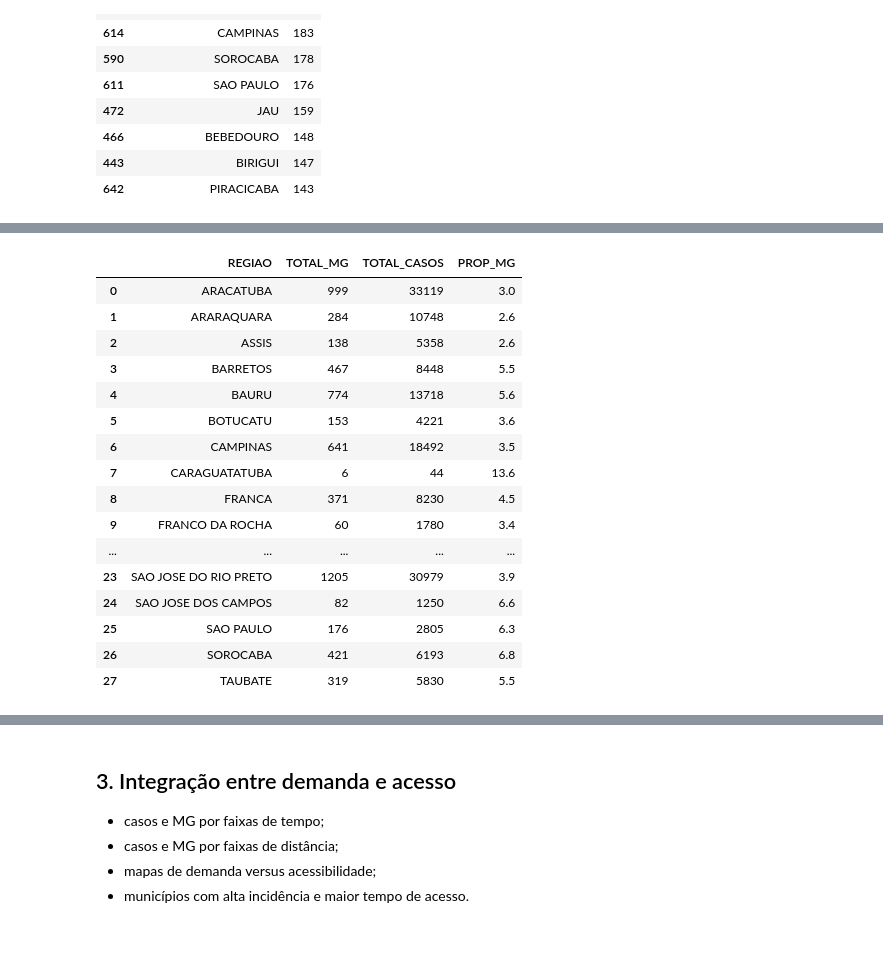
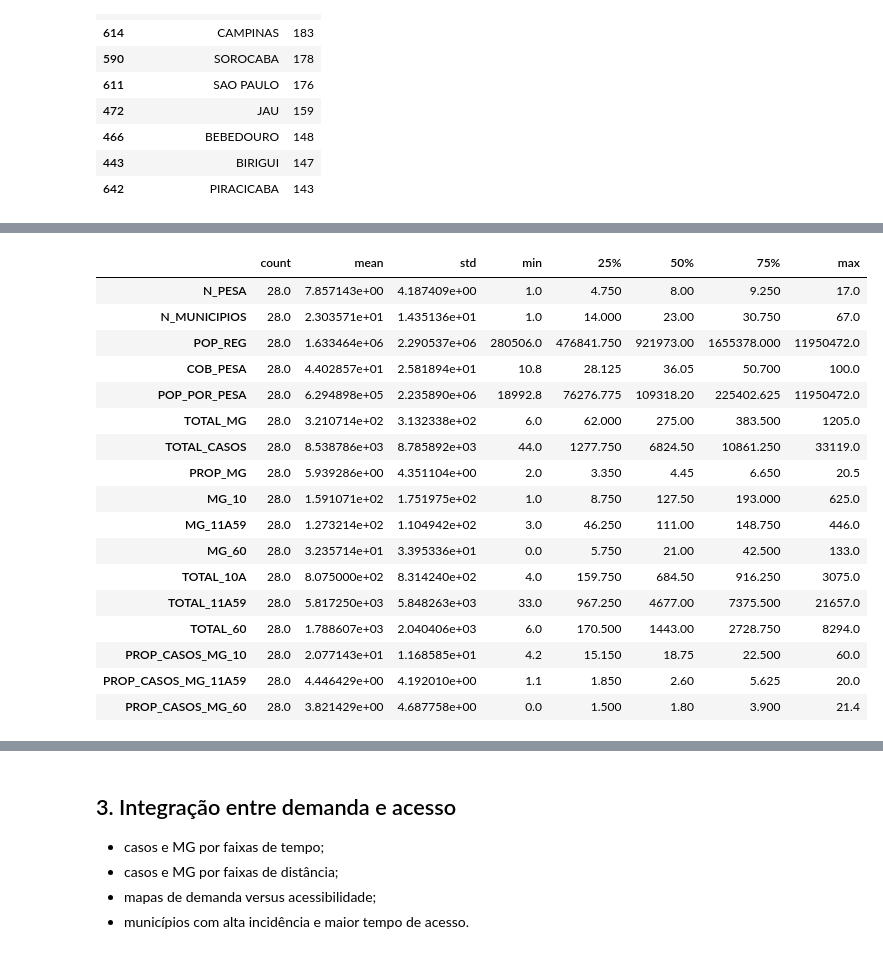
Before and after one commit to lucascgmermano/escorpiao_pesa, a Jupyter notebook: Quadro2/06-analise_01.ipynb, the cells around one changed output, grey strips where cells are left out. Drawn from its saved outputs; the diff is of its cells as text; code cells hidden in the pictures.

```diff
--- a/Quadro2/06-analise_01.ipynb
+++ b/Quadro2/06-analise_01.ipynb
@@ -182,0 +219,11 @@ dfReg['PROP_MG'] = (
+# %%
+# Proporção de MG por faixa etaria por município
+
+# Proporção casos MG em crianças até 10 anos
+df['PROP_CASOS_MG_10'] = (df['MG_10']/df['TOTAL_10A']*100).round(1)
+
+# Proporção casos MG em pessoas de 11 a 59 anos
+df['PROP_CASOS_MG_11A59'] = (df['MG_11A59']/df['TOTAL_11A59']*100).round(1)
+
+# Proporção casos MG em pessoas com 60 anos ou mais
+df['PROP_CASOS_MG_60'] = (df['MG_60']/df['TOTAL_60']*100).round(1)
@@ -183,20 +251,43 @@ dfReg['PROP_MG'] = (
+# %%
+# Proporção de MG por faixa etaria por Região
+
+temporaria = (df.groupby('REGIAO')
+ .agg(
+     MG_10 = ('MG_10', 'sum'),
+     MG_11A59 = ('MG_11A59', 'sum'),
+     MG_60 = ('MG_60', 'sum'),
+     TOTAL_10A = ('TOTAL_10A', 'sum'),
+     TOTAL_11A59 = ('TOTAL_11A59', 'sum'),
+     TOTAL_60 = ('TOTAL_60', 'sum')
+).assign(
+    PROP_CASOS_MG_10 = lambda x: ((x['MG_10'] / x['TOTAL_10A']) * 100).round(1),
+    PROP_CASOS_MG_11A59 = lambda x: ((x['MG_11A59'] / x['TOTAL_11A59']) * 100).round(1),
+    PROP_CASOS_MG_60 = lambda x: ((x['MG_60'] / x['TOTAL_60']) * 100).round(1)))
+
+dfReg = dfReg.merge(
+    temporaria,
+    on='REGIAO',
+    how='left'
+)
 # %%
-dfReg
+# Describe Regional
+dfReg.describe().T
 # %% [output]
-|  | REGIAO | TOTAL_MG | TOTAL_CASOS | PROP_MG |
-| 0 | ARACATUBA | 999 | 33119 | 3.0 |
-| 1 | ARARAQUARA | 284 | 10748 | 2.6 |
-| 2 | ASSIS | 138 | 5358 | 2.6 |
-| 3 | BARRETOS | 467 | 8448 | 5.5 |
-| 4 | BAURU | 774 | 13718 | 5.6 |
-| 5 | BOTUCATU | 153 | 4221 | 3.6 |
-| 6 | CAMPINAS | 641 | 18492 | 3.5 |
-| 7 | CARAGUATATUBA | 6 | 44 | 13.6 |
-| 8 | FRANCA | 371 | 8230 | 4.5 |
-| 9 | FRANCO DA ROCHA | 60 | 1780 | 3.4 |
-| ... | ... | ... | ... | ... |
-| 23 | SAO JOSE DO RIO PRETO | 1205 | 30979 | 3.9 |
-| 24 | SAO JOSE DOS CAMPOS | 82 | 1250 | 6.6 |
-| 25 | SAO PAULO | 176 | 2805 | 6.3 |
-| 26 | SOROCABA | 421 | 6193 | 6.8 |
-| 27 | TAUBATE | 319 | 5830 | 5.5 |
+|  | count | mean | std | min | 25% | 50% | 75% | max |
+| N_PESA | 28.0 | 7.857143e+00 | 4.187409e+00 | 1.0 | 4.750 | 8.00 | 9.250 | 17.0 |
+| N_MUNICIPIOS | 28.0 | 2.303571e+01 | 1.435136e+01 | 1.0 | 14.000 | 23.00 | 30.750 | 67.0 |
+| POP_REG | 28.0 | 1.633464e+06 | 2.290537e+06 | 280506.0 | 476841.750 | 921973.00 | 1655378.000 | 11950472.0 |
+| COB_PESA | 28.0 | 4.402857e+01 | 2.581894e+01 | 10.8 | 28.125 | 36.05 | 50.700 | 100.0 |
+| POP_POR_PESA | 28.0 | 6.294898e+05 | 2.235890e+06 | 18992.8 | 76276.775 | 109318.20 | 225402.625 | 11950472.0 |
+| TOTAL_MG | 28.0 | 3.210714e+02 | 3.132338e+02 | 6.0 | 62.000 | 275.00 | 383.500 | 1205.0 |
+| TOTAL_CASOS | 28.0 | 8.538786e+03 | 8.785892e+03 | 44.0 | 1277.750 | 6824.50 | 10861.250 | 33119.0 |
+| PROP_MG | 28.0 | 5.939286e+00 | 4.351104e+00 | 2.0 | 3.350 | 4.45 | 6.650 | 20.5 |
+| MG_10 | 28.0 | 1.591071e+02 | 1.751975e+02 | 1.0 | 8.750 | 127.50 | 193.000 | 625.0 |
+| MG_11A59 | 28.0 | 1.273214e+02 | 1.104942e+02 | 3.0 | 46.250 | 111.00 | 148.750 | 446.0 |
+| MG_60 | 28.0 | 3.235714e+01 | 3.395336e+01 | 0.0 | 5.750 | 21.00 | 42.500 | 133.0 |
+| TOTAL_10A | 28.0 | 8.075000e+02 | 8.314240e+02 | 4.0 | 159.750 | 684.50 | 916.250 | 3075.0 |
+| TOTAL_11A59 | 28.0 | 5.817250e+03 | 5.848263e+03 | 33.0 | 967.250 | 4677.00 | 7375.500 | 21657.0 |
+| TOTAL_60 | 28.0 | 1.788607e+03 | 2.040406e+03 | 6.0 | 170.500 | 1443.00 | 2728.750 | 8294.0 |
+| PROP_CASOS_MG_10 | 28.0 | 2.077143e+01 | 1.168585e+01 | 4.2 | 15.150 | 18.75 | 22.500 | 60.0 |
+| PROP_CASOS_MG_11A59 | 28.0 | 4.446429e+00 | 4.192010e+00 | 1.1 | 1.850 | 2.60 | 5.625 | 20.0 |
+| PROP_CASOS_MG_60 | 28.0 | 3.821429e+00 | 4.687758e+00 | 0.0 | 1.500 | 1.80 | 3.900 | 21.4 |
```
Also changed, not shown: parts of 10 cells of this notebook, 1 other file.
